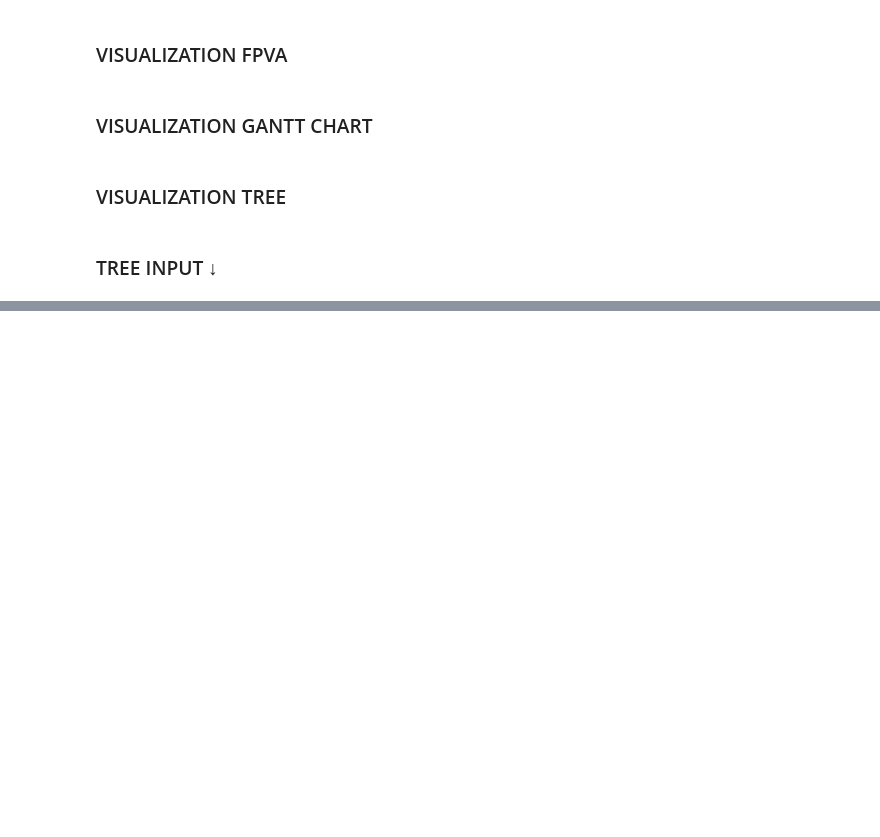
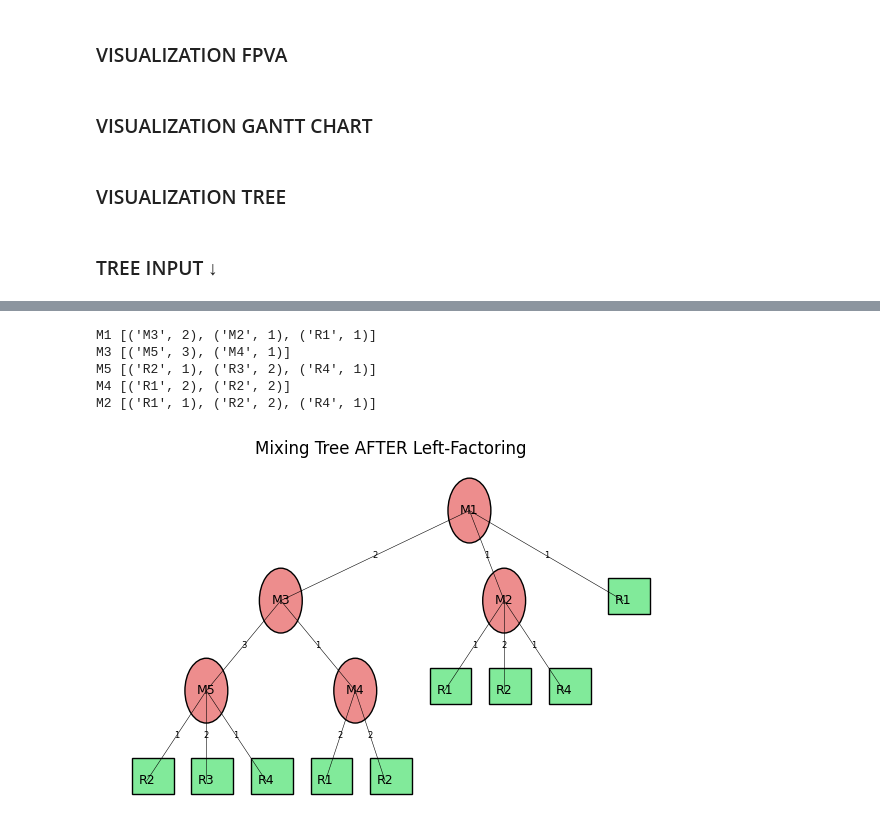
Before and after one commit to Nitinn-Rajj/BioChip-Optimizations, a Jupyter notebook: code.ipynb, the cells around one changed output, grey strips where cells are left out. Drawn from its saved outputs; the diff is of its cells as text; code cells hidden in the pictures; blank space fills up the shorter version.

```diff
--- a/code.ipynb
+++ b/code.ipynb
@@ -399,3 +487,26 @@ Final ratio: {'R1': 6, 'R2': 8, 'R3': 8, 'R4': 7, 'R5': 4, 'R6': 4}
+# %%
+# debug
+def debug_children(node):
+    if node.is_leaf:
+        return
+    print(
+        node.label,
+        [(c.label, w) for c, w in node.children]
+    )
+    for c, _ in node.children:
+        debug_children(c)
+
+debug_children(M1)
+
+visual_leftfact = expand_for_visualization(M1)
+draw_tree(visual_leftfact, "Mixing Tree AFTER Left-Factoring")
+# %% [output]
+M1 [('M3', 2), ('M2', 1), ('R1', 1)]
+M3 [('M5', 3), ('M4', 1)]
+M5 [('R2', 1), ('R3', 2), ('R4', 1)]
+M4 [('R1', 2), ('R2', 2)]
+M2 [('R1', 1), ('R2', 2), ('R4', 1)]
+[figure, added]
 # %%
 left_factoring(M1)
 
```
Also changed, not shown: parts of 8 cells of this notebook, 3 other files.
